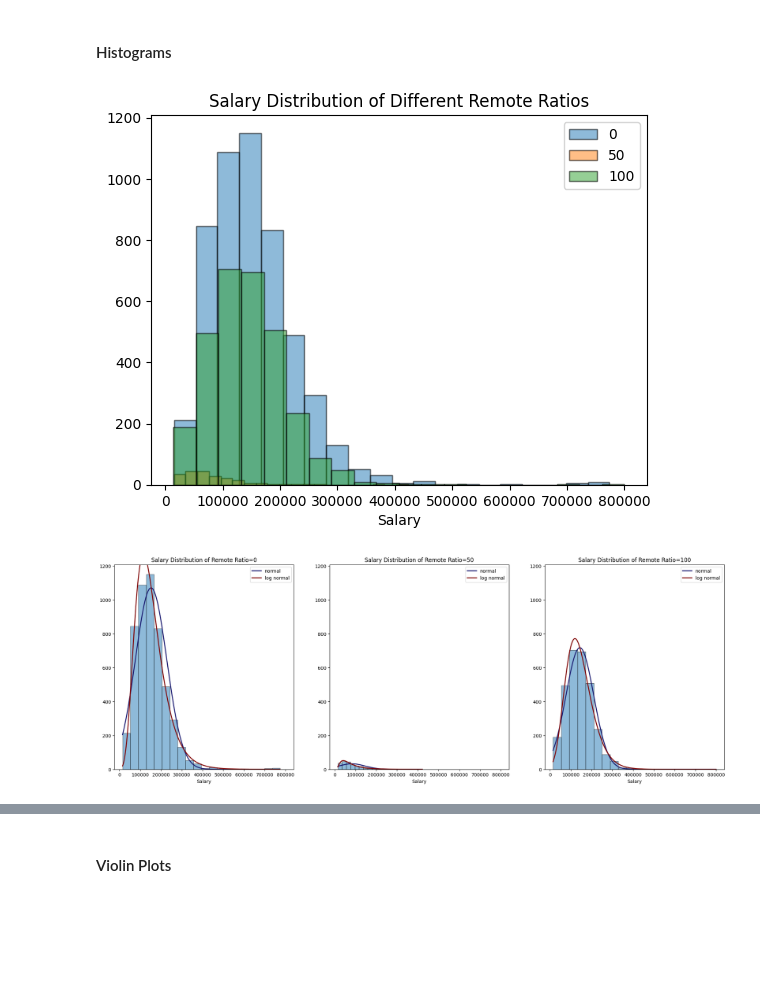
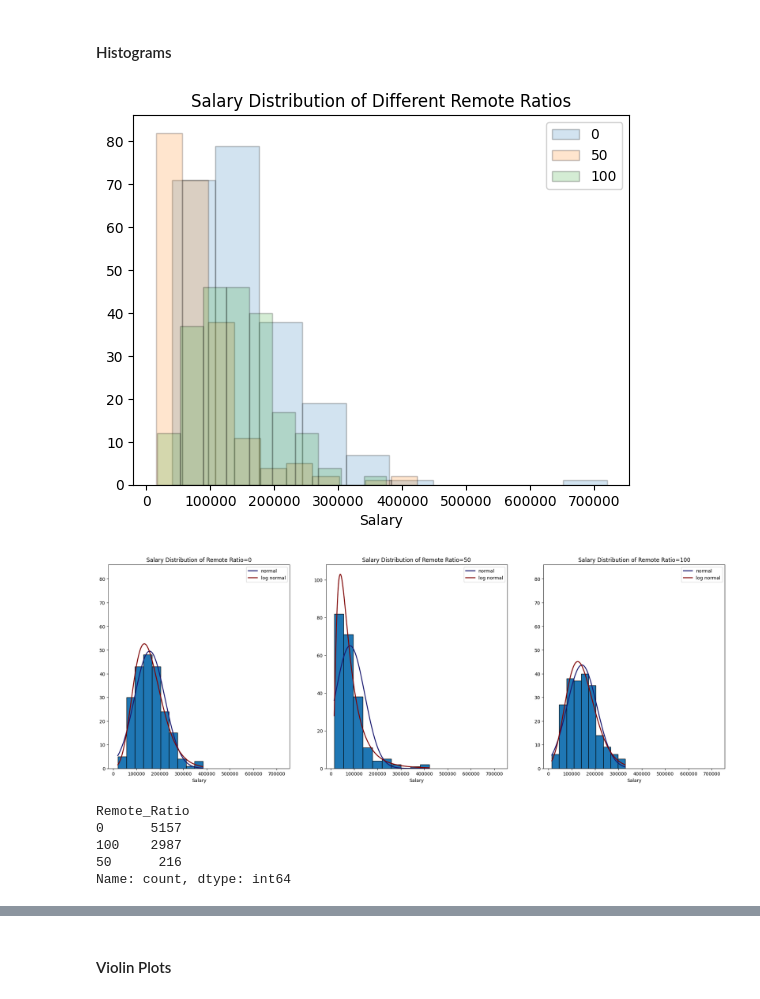
Before and after one commit to ALotov2000/data_science-CA2, a Jupyter notebook: task-2/report.ipynb, the cells around one changed output, grey strips where cells are left out. Cells and saved outputs as stored; diff of their text form; code cells hidden in the pictures; blank space fills up the shorter version.

```diff
--- a/task-2/report.ipynb
+++ b/task-2/report.ipynb
@@ -156,8 +155,8 @@ See the caveats in the documentation: https://pandas.pydata.org/pandas-docs/stab
 from task2.plot import *
 # %%
 finalized_df = filtered_df
-n_bins = 20
-n_cols = 4
+n_bins = 10
+n_cols = 3
 # %% [markdown]
 ### Histogram of All Salaries
 # %%
@@ -312,7 +365,15 @@ do_quantile_plot(finalized_df, grouping_column='Company_Size', ordered_values=np
 # %% [markdown]
 #### Histograms
 # %%
-do_histograms(finalized_df, grouping_column='Remote_Ratio', n_bins=n_bins, n_cols=n_cols)
+do_histograms(finalized_df, grouping_column='Remote_Ratio', n_bins=n_bins, n_cols=n_cols, full=False)
 # %% [output]
-[figure, old version]
+[figure, new version]
-[figure, old version]
+[figure, new version]
+# %%
+finalized_df['Remote_Ratio'].value_counts()
+# %% [output]
+Remote_Ratio
+0      5157
+100    2987
+50      216
+Name: count, dtype: int64
```
Also changed, not shown: parts of 32 cells of this notebook.
